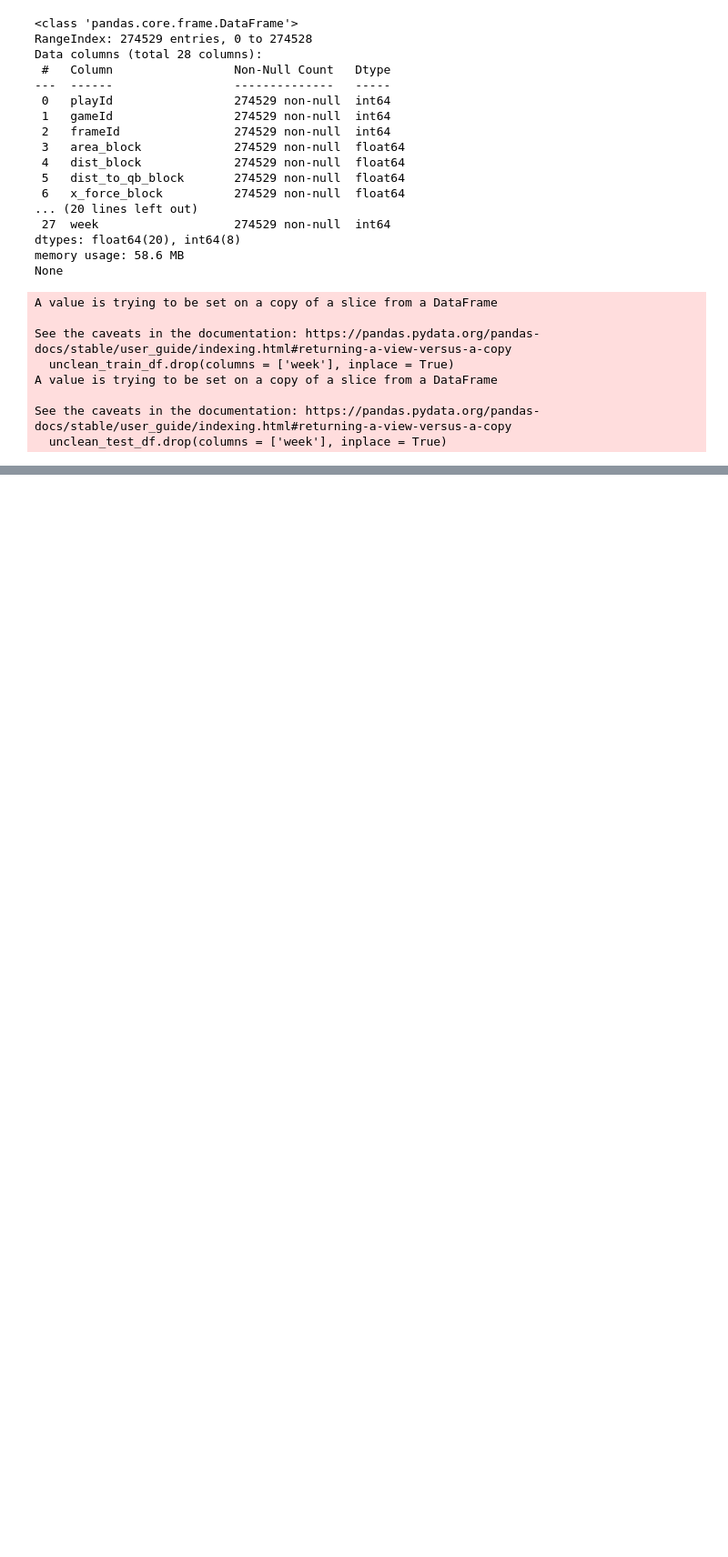
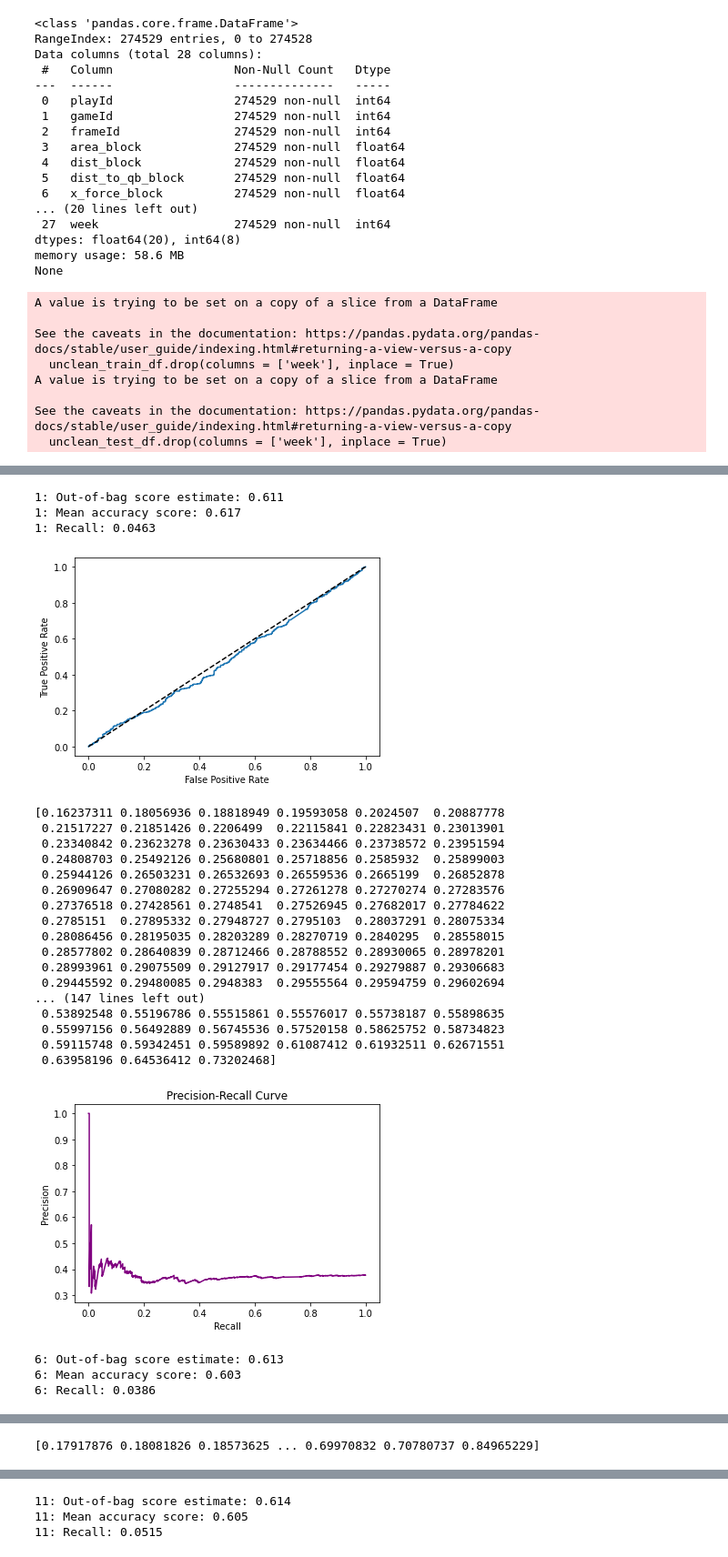
Before and after one commit to hlian188/NFLBigDataBowl, a Jupyter notebook: snapshot modelling.ipynb, the cells around one changed output, grey strips where cells are left out. Shown at 91% size. Drawn from its saved outputs; the diff is of its cells as text; code cells hidden in the pictures; blank space fills up the shorter version.

Commit message:
modularized code for snapshot modelling again

```diff
--- a/snapshot modelling.ipynb
+++ b/snapshot modelling.ipynb
@@ -55,14 +99,13 @@ def df_split_by_frame(df, group_by = 5, features = 'all'):
 # %%
-from sklearn.ensemble import RandomForestClassifier
-
 def train_rf_model(df_dict):
     models = dict()
-    for (frameID, (x, y)) in df_dict.items():
+    for (frameID, (x, y, features_str)) in df_dict.items():
         print(frameID)
         rf = RandomForestClassifier(n_estimators=500, oob_score=True, random_state=123456, max_depth = 15)
         rf.fit(x, y)
-        models[frameID] = rf
+        models[frameID] = (rf, features_str)
         del rf
+    pickle.dump(models, open(f"model_list_rf_{features_str}.pkl", "wb"))
     return models
 
 def train_lr_model(df_list):
@@ -75,14 +118,36 @@ def train_lr_model(df_list):
         del rf
     return models
 
-from sklearn.metrics import accuracy_score, recall_score
 def evaluate(test_df_dict, models):
-    for frameID, model in models.items():
-        x, y = test_df_dict[frameID]
+    for frameID, (model, _) in models.items():
+        x, y, _ = test_df_dict[frameID]
         pred = model.predict(x)
+        pred_prob = model.predict_proba(x)[:, 1]
         accuracy = accuracy_score(y, pred)
         recall = recall_score(y, pred)
 
         print(f'{frameID}: Out-of-bag score estimate: {model.oob_score_:.3}')
         print(f'{frameID}: Mean accuracy score: {accuracy:.3}')
         print(f'{frameID}: Recall: {recall:.3}')
+
+        fpr, tpr, _ = roc_curve(y, pred_prob)
+
+        #create ROC curve
+        plt.plot(fpr,tpr)
+        plt.plot([0, 1], [0, 1], "k--", label="chance level (AUC = 0.5)")
+        plt.ylabel('True Positive Rate')
+        plt.xlabel('False Positive Rate')
+        plt.show()
+
+        p, r, thresh = precision_recall_curve(y, pred_prob)
+        print(thresh)
+        fig, ax = plt.subplots()
+        ax.plot(r, p, color='purple')
+
+        #add axis labels to plot
+        ax.set_title('Precision-Recall Curve')
+        ax.set_ylabel('Precision')
+        ax.set_xlabel('Recall')
+
+        #display plot
+        plt.show()
@@ -95,4 +177,35 @@ pickle.dump(models, open("model_list_all_features.pkl", "wb"))
 # %%
-models = pickle.load(open("model_list_all_features.pkl", "rb"))
+models_force_simple = pickle.load(open("model_list_rf_force_simple.pkl", "rb"))
+clean_test_df_dict_force_simple = pickle.load(open("clean_test_dict_force_simple.pkl", "rb"))
+
+models_force_dist = pickle.load(open("model_list_rf_distance.pkl", "rb"))
+clean_test_df_dict_dist = pickle.load(open("clean_test_dict_distance.pkl", "rb"))
+# models_all = pickle.load(open("model_list_all_features.pkl", "rb"))
 # %%
-evaluate(clean_test_df_dict, models)
+evaluate(clean_test_df_dict_force_simple, models_force_simple)
+# %% [output]
+1: Out-of-bag score estimate: 0.611
+1: Mean accuracy score: 0.617
+1: Recall: 0.0463
+[figure, added]
+[0.16237311 0.18056936 0.18818949 0.19593058 0.2024507  0.20887778
+ 0.21517227 0.21851426 0.2206499  0.22115841 0.22823431 0.23013901
+ 0.23340842 0.23623278 0.23630433 0.23634466 0.23738572 0.23951594
+ 0.24808703 0.25492126 0.25680801 0.25718856 0.2585932  0.25899003
+ 0.25944126 0.26503231 0.26532693 0.26559536 0.2665199  0.26852878
+ 0.26909647 0.27080282 0.27255294 0.27261278 0.27270274 0.27283576
+ 0.27376518 0.27428561 0.2748541  0.27526945 0.27682017 0.27784622
+ 0.2785151  0.27895332 0.27948727 0.2795103  0.28037291 0.28075334
+ 0.28086456 0.28195035 0.28203289 0.28270719 0.2840295  0.28558015
+ 0.28577802 0.28640839 0.28712466 0.28788552 0.28930065 0.28978201
+ 0.28993961 0.29075509 0.29127917 0.29177454 0.29279887 0.29306683
+ 0.29445592 0.29480085 0.2948383  0.29555564 0.29594759 0.29602694
+... (147 lines left out)
+ 0.53892548 0.55196786 0.55515861 0.55576017 0.55738187 0.55898635
+ 0.55997156 0.56492889 0.56745536 0.57520158 0.58625752 0.58734823
+ 0.59115748 0.59342451 0.59589892 0.61087412 0.61932511 0.62671551
+ 0.63958196 0.64536412 0.73202468]
+[figure, added]
+6: Out-of-bag score estimate: 0.613
+6: Mean accuracy score: 0.603
+6: Recall: 0.0386
@@ -98,0 +213 @@ evaluate(clean_test_df_dict, models)
+[0.17917876 0.18081826 0.18573625 ... 0.69970832 0.70780737 0.84965229]
@@ -98,0 +215,3 @@ evaluate(clean_test_df_dict, models)
+11: Out-of-bag score estimate: 0.614
+11: Mean accuracy score: 0.605
+11: Recall: 0.0515
```
Also changed, not shown: parts of 9 cells of this notebook.
